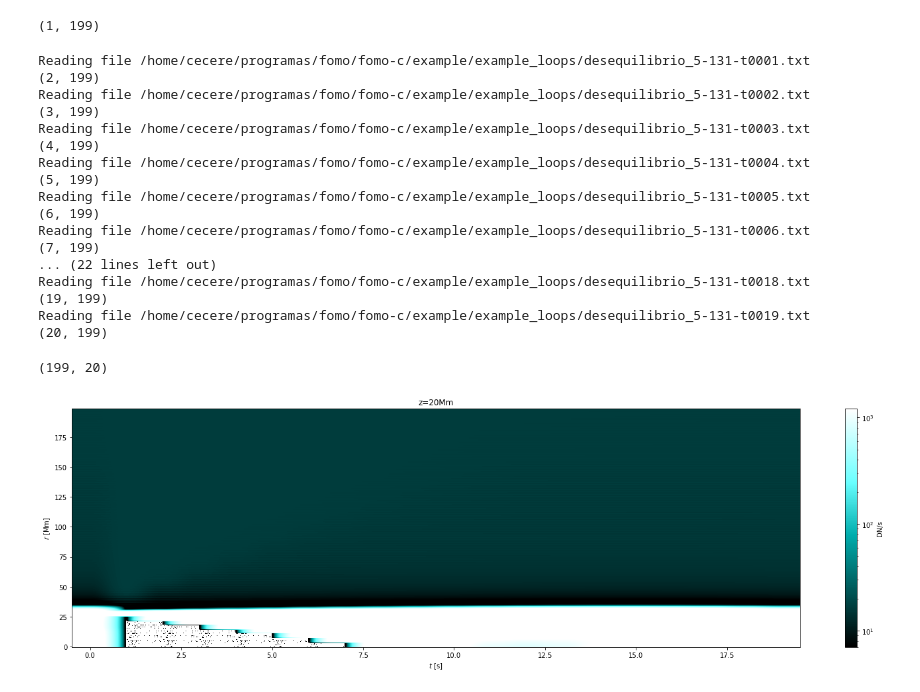
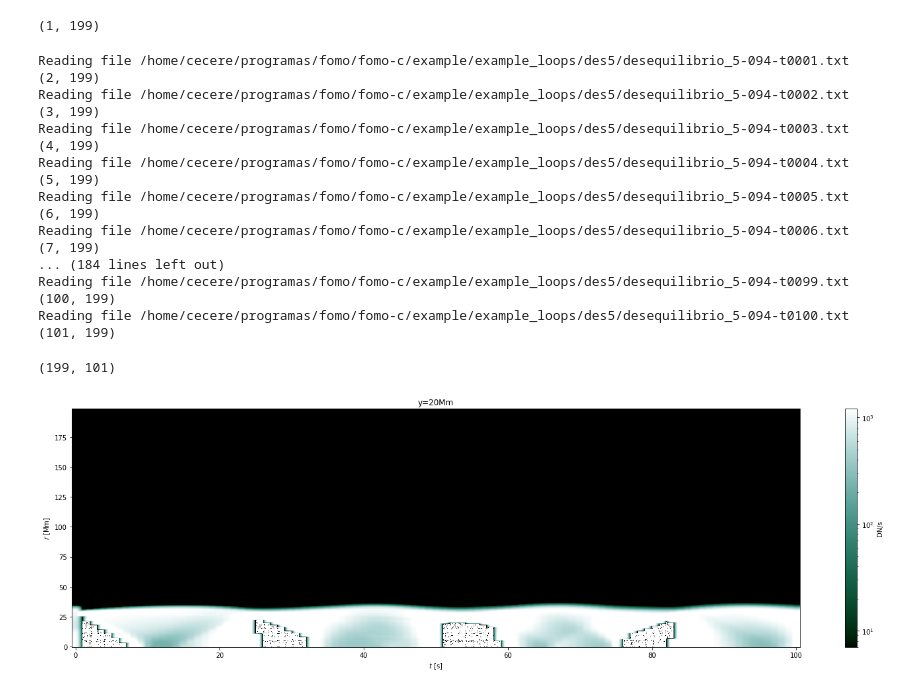
Before and after one commit to marialda27/loops, a Jupyter notebook: python/slices.ipynb, the cells around one changed output. Cells and saved outputs as stored; diff of their text form; code cells hidden in the pictures.

```diff
--- a/python/slices.ipynb
+++ b/python/slices.ipynb
@@ -17,7 +17,7 @@ from astropy.visualization import SqrtStretch, ImageNormalize
 # store filenames as a sorted list
 #unsorted=glob.glob('../example/example_FLASH/Afomo-hdf5-outputb.txt')
 #unsorted=glob.glob('/home/cecere/programas/fomo/fomo-c/example/example_loops/b2y280x2fC-171-t100.txt')
-unsorted=glob.glob('/home/cecere/programas/fomo/fomo-c/example/example_loops/desequilibrio_5-131-t*.txt')
-print(unsorted)
+unsorted=glob.glob('/home/cecere/programas/fomo/fomo-c/example/example_loops/des5/desequilibrio_5-094-t*.txt')
+#print(unsorted)
 filelist=sorted(unsorted)
-print(filelist)
+#print(filelist)
@@ -43,3 +40,11 @@ emiss [[0. 0. 0. ... 0. 0. 0.]
  [0. 0. 0. ... 0. 0. 0.]
  [0. 0. 0. ... 0. 0. 0.]
  [0. 0. 0. ... 0. 0. 0.]]
+# %%
+L0 = 35 #Mm
+xpoint = 2  #in Mm
+ypoint = L0 - 20 #in Mm
+xind = int(xpoint/L0*xvec.size)
+yind = int(ypoint/L0*yvec.size)
+print('xind',xind)
+print('yind',yind)
@@ -68,40 +76,40 @@ print(newy)
  27.762238  ]
 [21.048952]
 # %%
-newemiss=emiss[150:151,0:199]
+newemiss=emiss[yind:yind+1,0:199]
 allemiss=newemiss
 #print(allemiss)
 print(allemiss.shape)
 # %% [output]
 (1, 199)
 # %%
-for filename in filelist[1:]:
+for filename in filelist[1:101]:
     print('Reading file',filename)
     data=readgoftcube(filename)
     emiss,xvec,yvec,lvec=regulargoftcube(data)
     #tomo un ancho en y para que quede mejor el gráfico
-    newemiss=emiss[150:151,0:199]
+    newemiss=emiss[yind:yind+1,0:199]
     #construyo una nueva matriz, suma de los cortes en cada tiempo
     allemiss=np.concatenate((allemiss,newemiss), axis=0)
     print(allemiss.shape)
 # %% [output]
-Reading file /home/cecere/programas/fomo/fomo-c/example/example_loops/desequilibrio_5-131-t0001.txt
+Reading file /home/cecere/programas/fomo/fomo-c/example/example_loops/des5/desequilibrio_5-094-t0001.txt
 (2, 199)
-Reading file /home/cecere/programas/fomo/fomo-c/example/example_loops/desequilibrio_5-131-t0002.txt
+Reading file /home/cecere/programas/fomo/fomo-c/example/example_loops/des5/desequilibrio_5-094-t0002.txt
 (3, 199)
-Reading file /home/cecere/programas/fomo/fomo-c/example/example_loops/desequilibrio_5-131-t0003.txt
+Reading file /home/cecere/programas/fomo/fomo-c/example/example_loops/des5/desequilibrio_5-094-t0003.txt
 (4, 199)
-Reading file /home/cecere/programas/fomo/fomo-c/example/example_loops/desequilibrio_5-131-t0004.txt
+Reading file /home/cecere/programas/fomo/fomo-c/example/example_loops/des5/desequilibrio_5-094-t0004.txt
 (5, 199)
-Reading file /home/cecere/programas/fomo/fomo-c/example/example_loops/desequilibrio_5-131-t0005.txt
+Reading file /home/cecere/programas/fomo/fomo-c/example/example_loops/des5/desequilibrio_5-094-t0005.txt
 (6, 199)
-Reading file /home/cecere/programas/fomo/fomo-c/example/example_loops/desequilibrio_5-131-t0006.txt
+Reading file /home/cecere/programas/fomo/fomo-c/example/example_loops/des5/desequilibrio_5-094-t0006.txt
 (7, 199)
-... (22 lines left out)
-Reading file /home/cecere/programas/fomo/fomo-c/example/example_loops/desequilibrio_5-131-t0018.txt
-(19, 199)
-Reading file /home/cecere/programas/fomo/fomo-c/example/example_loops/desequilibrio_5-131-t0019.txt
-(20, 199)
+... (184 lines left out)
+Reading file /home/cecere/programas/fomo/fomo-c/example/example_loops/des5/desequilibrio_5-094-t0099.txt
+(100, 199)
+Reading file /home/cecere/programas/fomo/fomo-c/example/example_loops/des5/desequilibrio_5-094-t0100.txt
+(101, 199)
 # %%
 #redefino el tamaño de los vectores
 #xvec=np.linspace(0.,500.,num=len(allemiss))
@@ -110,7 +118,7 @@ Reading file /home/cecere/programas/fomo/fomo-c/example/example_loops/desequilib
 allemiss=np.transpose(allemiss)
 print(allemiss.shape)
 # %% [output]
-(199, 20)
+(199, 101)
 # %%
 # set colour map
 cmap=matcm.hot
@@ -143,22 +151,22 @@ tdim=np.linspace(0.,len(allemiss[2])*0.5,num=len(allemiss[2]))
 # %%
 # initiate plot
 fig = plt.figure(figsize=(20,6))
 ax = fig.add_subplot(111)
 ax.set_aspect('auto')
 ax.set_xlabel('$t$ [s]')
 ax.set_ylabel('$r$ [Mm]')
 # cut off the emission at percent_emiss of maximum intensity of all the datacubes
 # even if it is 99%, it clips off very bright pixels, allowing for the entire field of view to be rendered
 percent_emiss=99
 #im = ax.imshow(allemiss,extent=(np.amin(tdim),np.amax(tdim),np.amin(xvecdim),np.amax(xvecdim)),cmap=cmap,aspect='auto',origin='lower')
 #im = ax.imshow(allemiss,cmap=cmap,aspect='auto',norm=norm,origin='lower')
 im = ax.imshow(allemiss,cmap=cmap,aspect='auto',norm=colors.LogNorm(7,1200),origin='lower')
 #annotation=ax.annotate(format(0,'04d'),(.93,.97),textcoords='axes fraction',color='white')
-plt.title('z=20Mm')
+plt.title('y=20Mm')
 cb=plt.colorbar(im)
 cb.set_label('DN/s')
 cb.set_ticklabels
 plt.tight_layout()
 plt.show()
 # %% [output]
-[figure, old version]
+[figure, new version]
```
Also changed, not shown: parts of 5 cells of this notebook, 4 other files.
